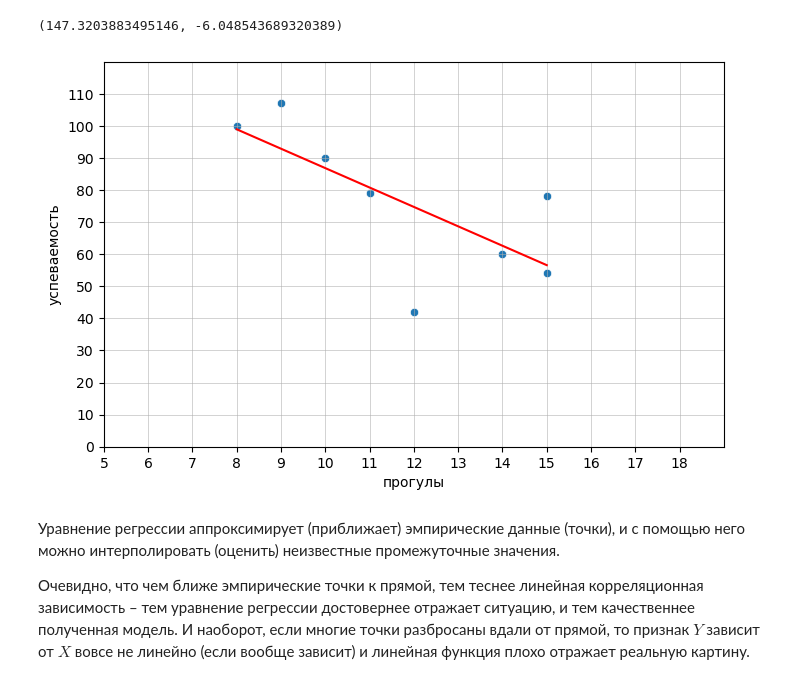
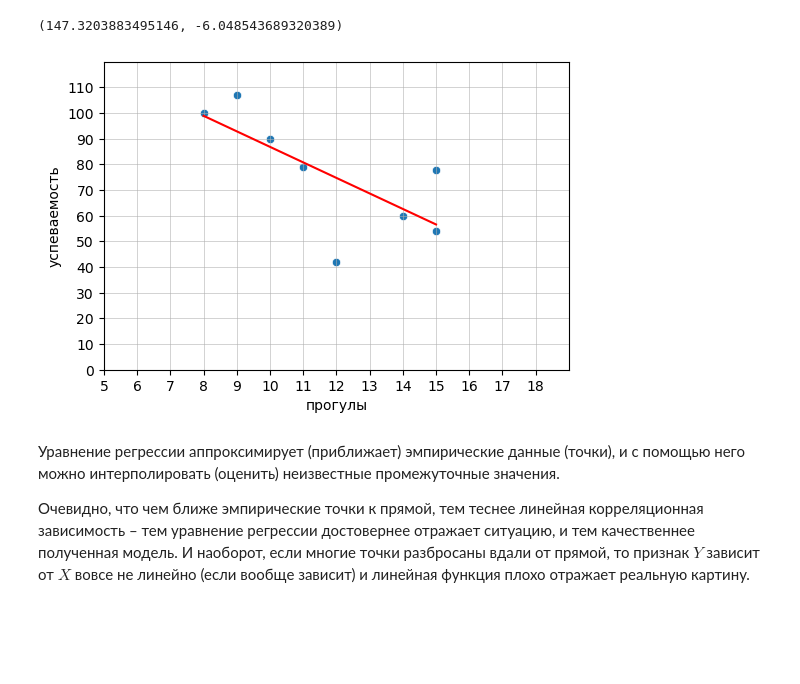
Before and after one commit to TanXmas/ProbabilityTheory_and_Statistics, a Jupyter notebook: St_10_Linear regression.ipynb, the cells around one changed output. Cells and saved outputs as stored; diff of their text form; code cells hidden in the pictures; blank space fills up the shorter version.

```diff
--- a/St_10_Linear regression.ipynb
+++ b/St_10_Linear regression.ipynb
@@ -224,20 +235,20 @@ a,b
 # %% [output]
 (147.3203883495146, -6.048543689320389)
 # %%
-plt.figure(figsize=(8,5))
+plt.figure(figsize=(6,4))
 
 sns.scatterplot(x='X', y='Y', data=df)
 sns.lineplot(x=df.X, y=y_pred, color ='r')
 
 plt.xlim([5,19])
 plt.xticks(ticks=np.arange(5, 19))
 plt.ylim([0,120])
 plt.yticks(ticks=np.arange(0, 120, 10))
 plt.xlabel('прогулы')
 plt.ylabel('успеваемость')
 plt.grid(linewidth=0.4);
 # %% [output]
-[figure, old version]
+[figure, new version]
 # %% [markdown]
 Уравнение регрессии аппроксимирует (приближает) эмпирические данные (точки), и с помощью него можно интерполировать (оценить) неизвестные промежуточные значения.
 
```
Also changed, not shown: parts of 6 cells of this notebook.
